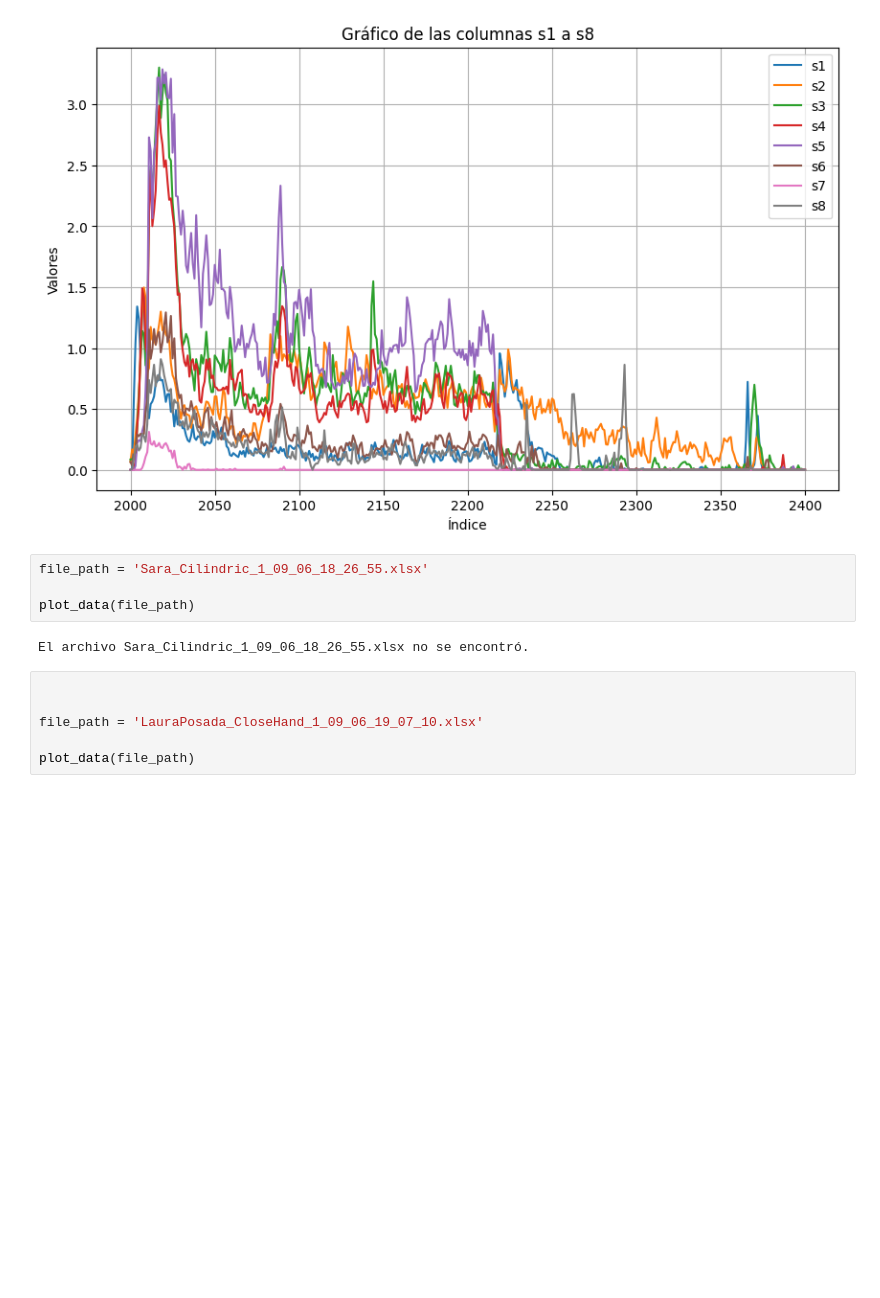
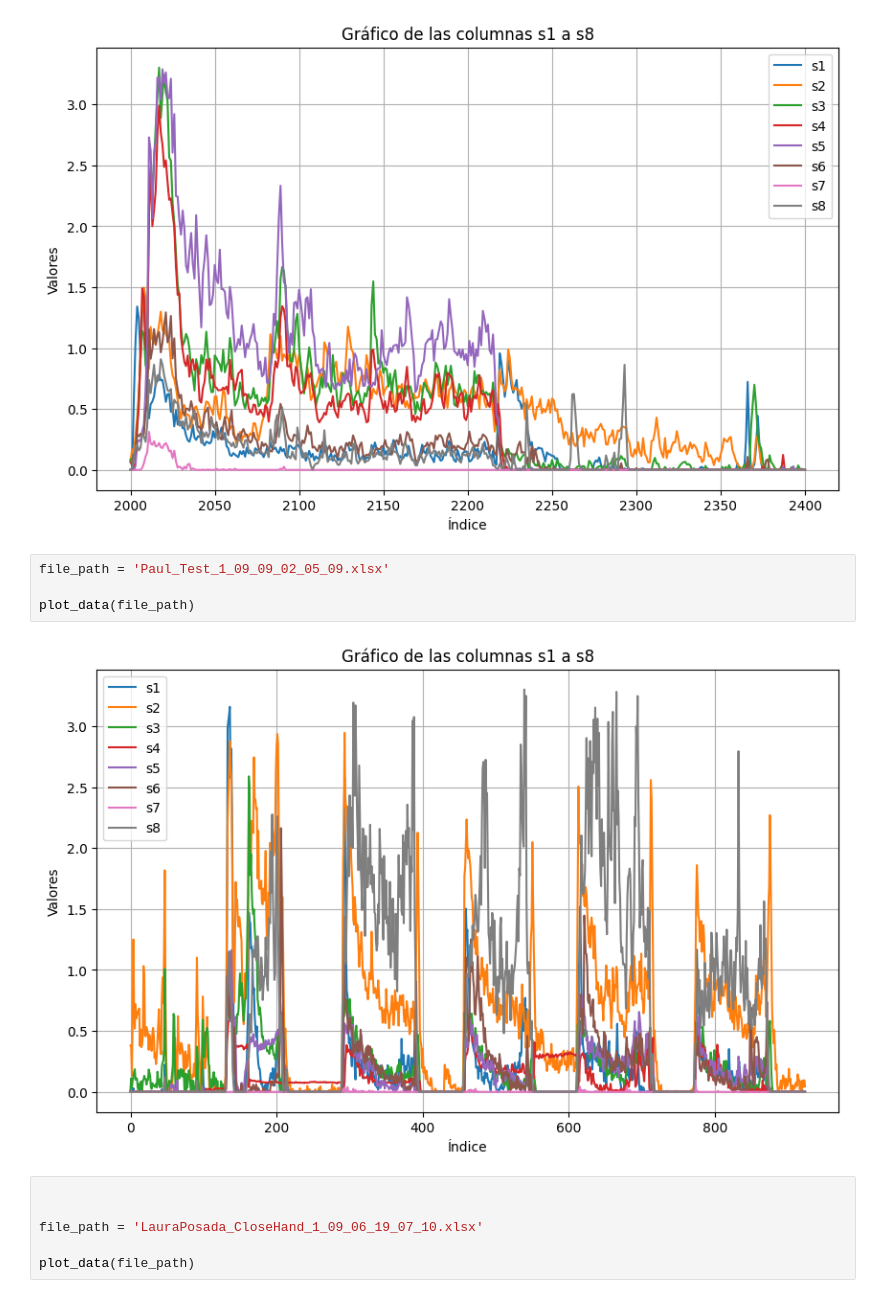
Before and after one commit to Belamir26/Python, a Jupyter notebook: INFINITE/Infinite_Plot.ipynb, the cells around one changed output. Cells and saved outputs as stored; diff of their text form; blank space fills up the shorter version.

```diff
--- a/INFINITE/Infinite_Plot.ipynb
+++ b/INFINITE/Infinite_Plot.ipynb
@@ -118,11 +118,11 @@ plot_extract(file_path, 2000, 2400)
 # %% [output]
 [figure]
 # %%
-file_path = 'Sara_Cilindric_1_09_06_18_26_55.xlsx'
+file_path = 'Paul_Test_1_09_09_02_05_09.xlsx'
 
 plot_data(file_path)
 # %% [output]
-El archivo Sara_Cilindric_1_09_06_18_26_55.xlsx no se encontró.
+[figure, added]
 # %%
 
 
```
Also changed, not shown: 12 other files.
